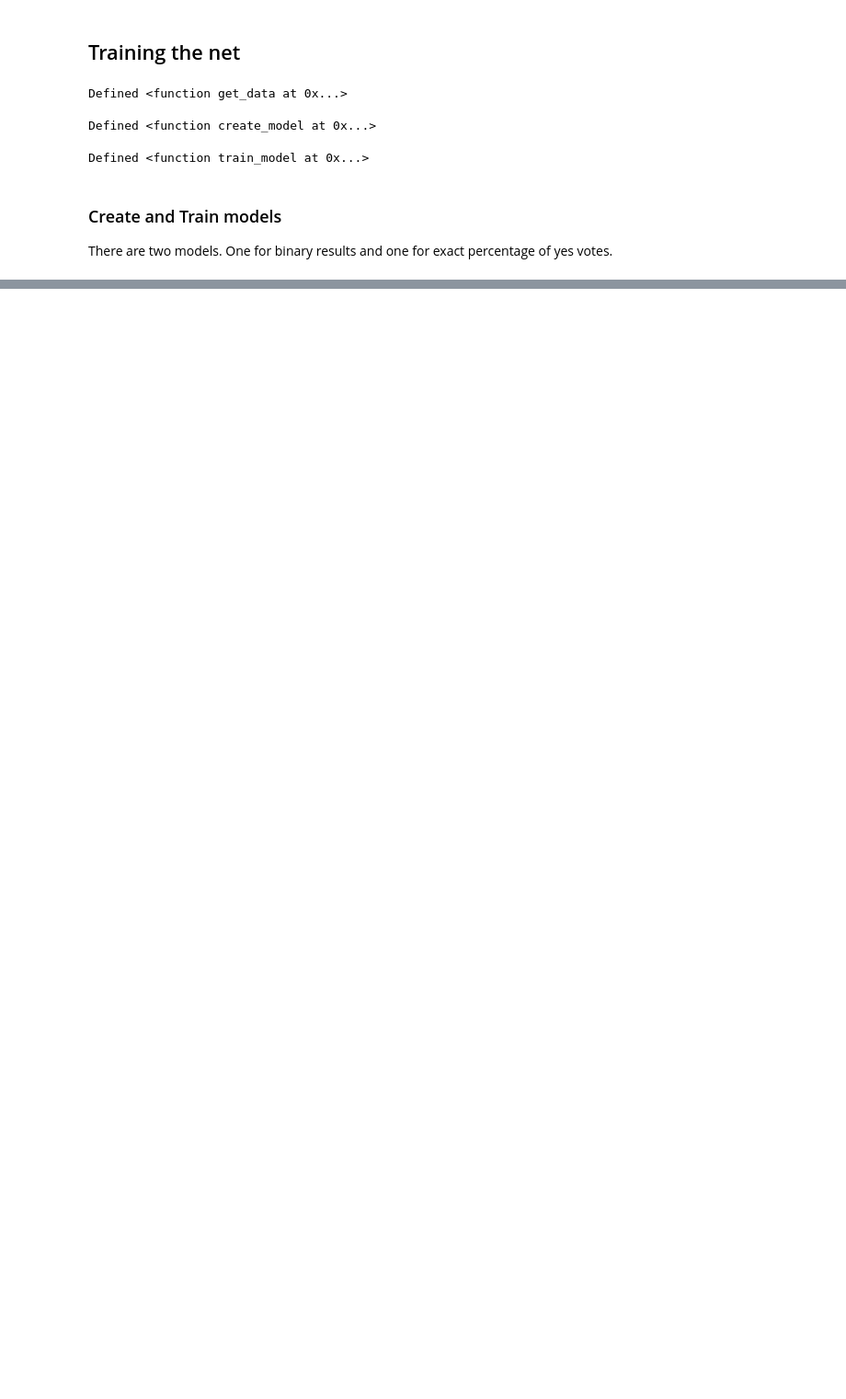
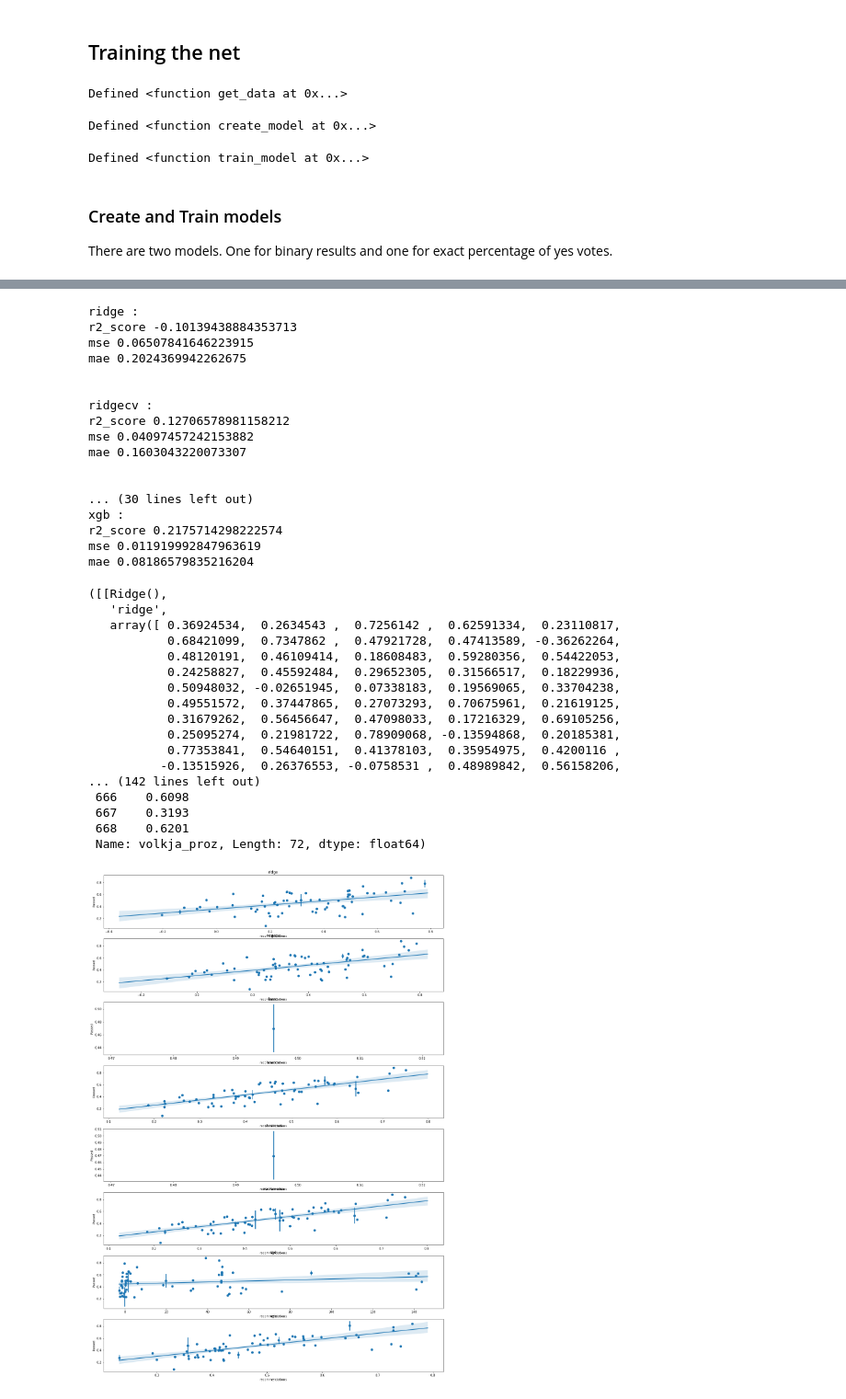
Before and after one commit to DJAntivenom/swiss-vote-prediction, a Jupyter notebook: src/nn_2.3.ipynb, the cells around one changed output, grey strips where cells are left out. Shown at 92% size. Cells and saved outputs as stored; diff of their text form; code cells hidden in the pictures; blank space fills up the shorter version.

Commit message:
created first figures

```diff
--- a/src/nn_2.3.ipynb
+++ b/src/nn_2.3.ipynb
@@ -55,7 +55,7 @@ def get_l_r_onehot(data:pd.DataFrame=get_left_right_data()["li_re"])->pd.DataFra
     temp += 3
     tensor = tf.one_hot(temp, 8).numpy()
 
-    temp = pd.DataFrame(tensor, columns=["l3", "l2", "l1", "n_lr", "r1", "r2", "r3", "del"], index=data.index)
+    temp = pd.DataFrame(tensor, columns=["l3", "l2", "l1", "nlr", "r1", "r2", "r3", "del"], index=data.index)
     return temp.drop(columns=["del"])
 
 print(f"Defined {get_l_r_onehot}")
@@ -67,7 +67,7 @@ def get_kons_prog_onehot(data:pd.DataFrame=get_left_right_data()["kons_prog"])->
     temp += 3
     tensor = tf.one_hot(temp, 8).numpy()
 
-    temp = pd.DataFrame(tensor, columns=["k3", "k2", "k1", "n_kp", "p1", "p2", "p3", "del"], index=data.index)
+    temp = pd.DataFrame(tensor, columns=["k3", "k2", "k1", "nkp", "p1", "p2", "p3", "del"], index=data.index)
     return temp.drop(columns=["del"])
 
 print(f"Defined {get_kons_prog_onehot}")
@@ -208,7 +208,10 @@ print(f"Defined {get_volk_proz}")
 # %% [output]
 Defined <function get_volk_proz at 0x...>
 # %%
-def get_canton_proz(data:pd.DataFrame=get_swissvotes_data())->pd.DataFrame:
+def get_canton_proz(data:pd.DataFrame=get_swissvotes_data(), name:str=None)->pd.DataFrame:
+    if name != None:
+        return data[name+"_japroz"].replace('.', 50).astype(float) / 100
+
     import re
     regex = re.compile(".._japroz")
     names = list(filter(regex.match, data.columns))
@@ -829,14 +393,0 @@ def plots(inputs:pd.DataFrame=get_data()[1],
-# %%
-import matplotlib
-matplotlib.use("pgf")
-matplotlib.rcParams.update({
-    "pgf.texsystem": "pdflatex",
-    'font.family': 'serif',
-    'text.usetex': True,
-    'pgf.rcfonts': False,
-})
-
-plt.hist(get_legislatur(low=1848,high=2021,data=get_swissvotes_data(since=0)),bins=34)
-plt.xlabel('Year')
-plt.ylabel('Votes')
-plt.savefig('C:/Users/timsa/git/swiss-vote-prediction/data/figures/legislatur.eps', format='eps')
@@ -927,0 +962,38 @@ plots()
+# %%
+proz_regression(shuffle=False, scale_data=True)
+# %% [output]
+ridge :
+r2_score -0.10139438884353713
+mse 0.06507841646223915
+mae 0.2024369942262675
+
+
+ridgecv :
+r2_score 0.12706578981158212
+mse 0.04097457242153882
+mae 0.1603043220073307
+
+
+... (30 lines left out)
+xgb :
+r2_score 0.2175714298222574
+mse 0.011919992847963619
+mae 0.08186579835216204
+([[Ridge(),
+   'ridge',
+   array([ 0.36924534,  0.2634543 ,  0.7256142 ,  0.62591334,  0.23110817,
+           0.68421099,  0.7347862 ,  0.47921728,  0.47413589, -0.36262264,
+           0.48120191,  0.46109414,  0.18608483,  0.59280356,  0.54422053,
+           0.24258827,  0.45592484,  0.29652305,  0.31566517,  0.18229936,
+           0.50948032, -0.02651945,  0.07338183,  0.19569065,  0.33704238,
+           0.49551572,  0.37447865,  0.27073293,  0.70675961,  0.21619125,
+           0.31679262,  0.56456647,  0.47098033,  0.17216329,  0.69105256,
+           0.25095274,  0.21981722,  0.78909068, -0.13594868,  0.20185381,
+           0.77353841,  0.54640151,  0.41378103,  0.35954975,  0.4200116 ,
+          -0.13515926,  0.26376553, -0.0758531 ,  0.48989842,  0.56158206,
+... (142 lines left out)
+ 666    0.6098
+ 667    0.3193
+ 668    0.6201
+ Name: volkja_proz, Length: 72, dtype: float64)
+[figure, added]
```
Also changed, not shown: parts of 40 cells of this notebook, 2 other files.
